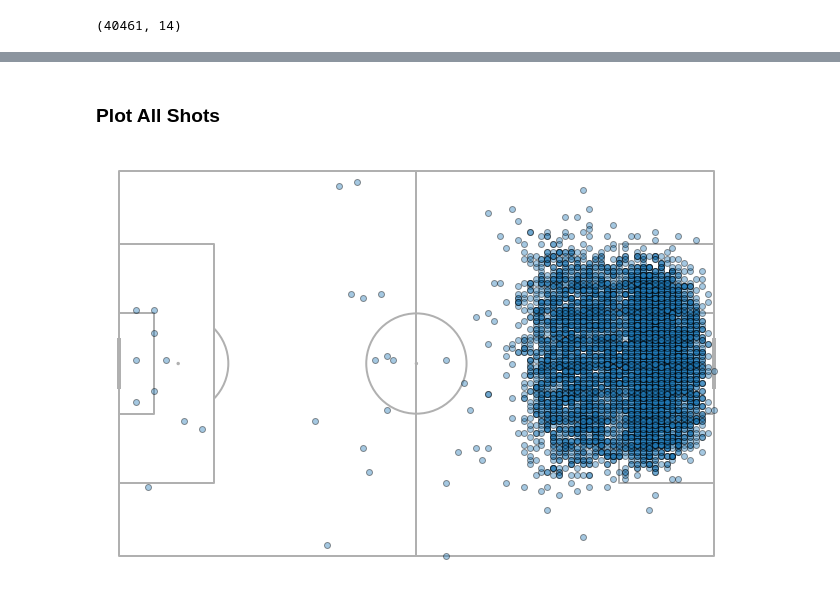
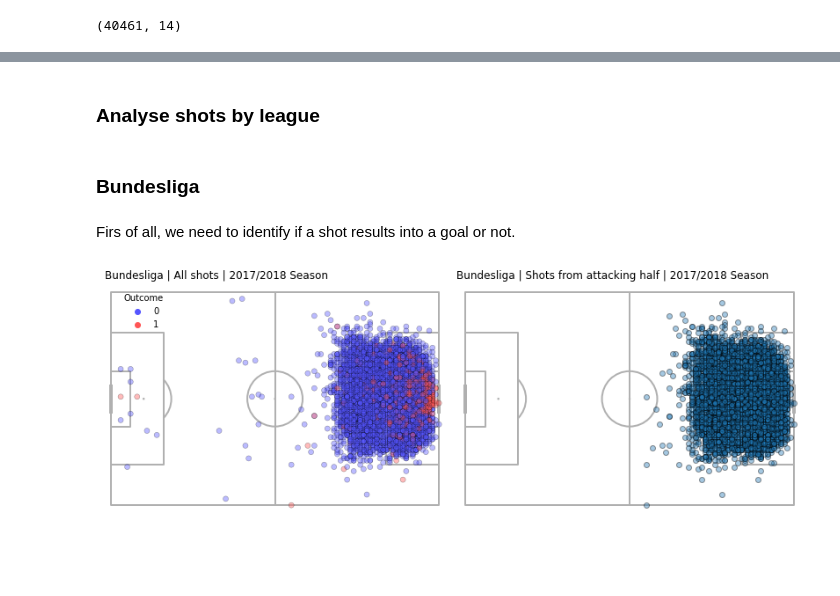
Before and after one commit to faridmusayev/Expected_Goals_Model, a Jupyter notebook: building_model.ipynb, the cells around one changed output, grey strips where cells are left out. Drawn from its saved outputs; the diff is of its cells as text; code cells hidden in the pictures; blank space fills up the shorter version.

```diff
--- a/building_model.ipynb
+++ b/building_model.ipynb
@@ -37,12 +53,44 @@ shots.head()
 | 3 | 2516739 | 1 | 2446 | 14786 | 10 | shot | 100 | shot | [402, 201, 1212, 1802] | ... |
 | 4 | 2516739 | 1 | 2444 | 20475 | 10 | shot | 100 | shot | [402, 1216, 1802] | ... |
 # %% [markdown]
-### Plot All Shots
+### Analyse shots by league
+# %% [markdown]
+### Bundesliga
+# %% [markdown]
+Firs of all, we need to identify if a shot results into a goal or not.
+# %%
+bl_player_names = pd.read_csv('data/bundesliga/player_names.csv')
+bl_team_names = pd.read_csv('data/bundesliga/team_names.csv').loc[:, ['team_id', 'team_name_short']]
+#name_id_mappings = dict(zip(bl_player_names['player_id'], bl_player_names['nickname']))
+
+bl_shots = bl_shots.merge(bl_player_names, on = 'player_id', how = 'left')
+bl_shots = bl_shots.merge(bl_team_names, on = 'team_id', how = 'left')
+# %%
+shot_outcomes = bl_shots['tag_id'].apply(lambda x: 1 if 101 in x else 0)
+bl_shots['shot_outcomes'] = shot_outcomes
 # %%
-# Visual xG values on Pitch
+
+# Visual shots on Pitch
 pitch = Pitch(pitch_type='wyscout')
-fig, ax = pitch.draw(figsize=(9, 9))
-ax.scatter(bl_shots['x_start'], bl_shots['y_start'], edgecolor = 'black', alpha = 0.4)
+fig, ax = pitch.draw(nrows = 1, ncols = 2, figsize=(12, 12))
+#ax[0].scatter(bl_shots['x_start'], bl_shots['y_start'], edgecolor = 'black',
+#           alpha = 0.4, c = bl_shots['shot_outcomes'])
+
+
+sns.scatterplot(data = bl_shots, x = 'x_start', y = 'y_start', ax = ax[0],
+                hue = 'shot_outcomes', palette = 'seismic', edgecolor = 'black', alpha = 0.4)
+
+ax[0].legend(title = 'Outcome', frameon = False, bbox_to_anchor = (0.0395, 0.77))
+
+ax[0].set_title('Bundesliga | All shots | 2017/2018 Season', x = 0.33, y = 1)
+
+#dataset with filtered out shots
+new_bl_shots = bl_shots[~((bl_shots['x_start'] > 0) & (bl_shots['x_start'] < 50) &
+          (bl_shots['y_start'] < 100) & (bl_shots['y_start'] > 0))]
+
+ax[1].scatter(new_bl_shots['x_start'], new_bl_shots['y_start'], edgecolor = 'black', alpha = 0.4)
+ax[1].set_title('Bundesliga | Shots from attacking half | 2017/2018 Season', x = 0.45, y = 1)
+
 plt.show()
 # %% [output]
-[figure, old version]
+[figure, new version]
```
Also changed, not shown: parts of 6 cells of this notebook.
